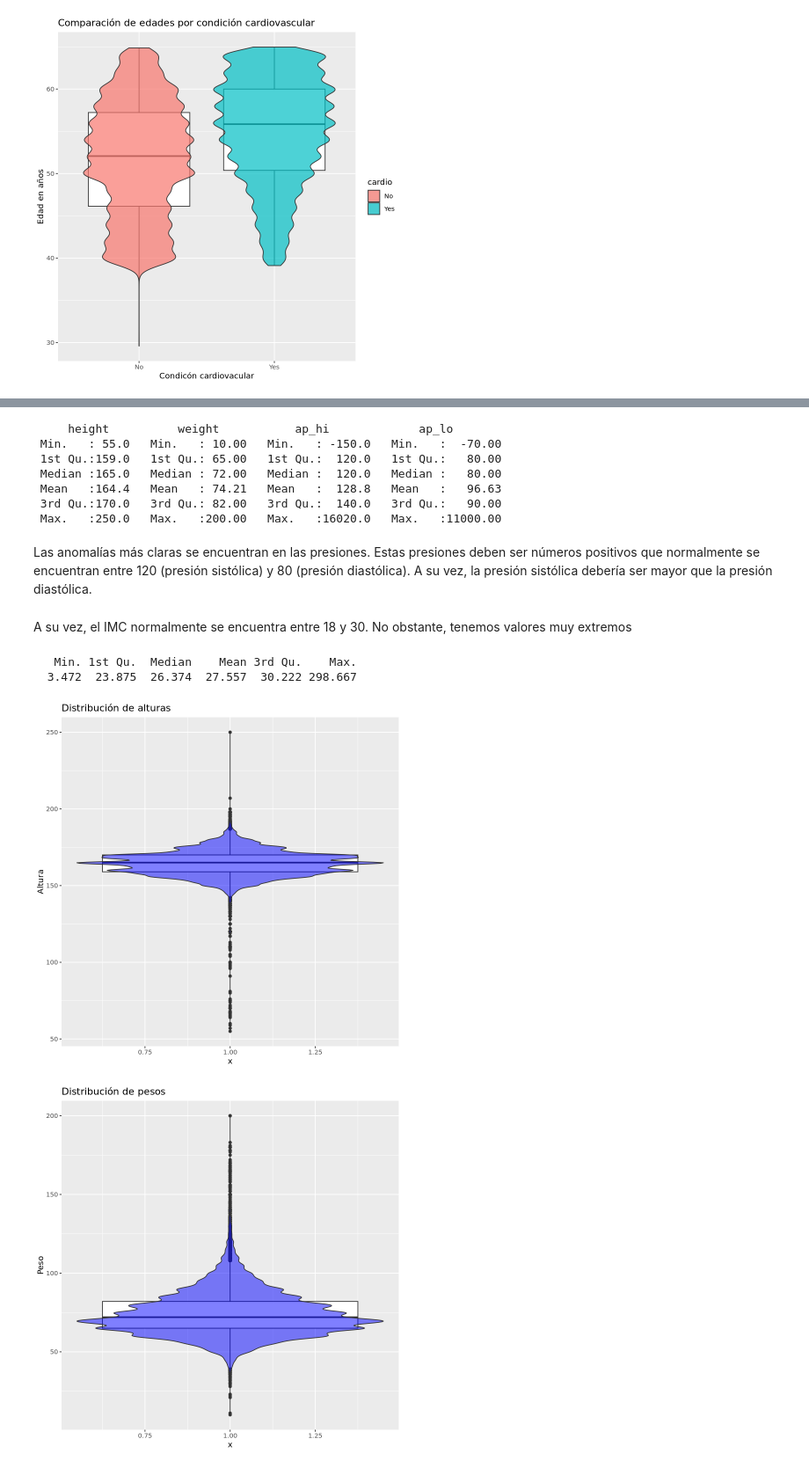
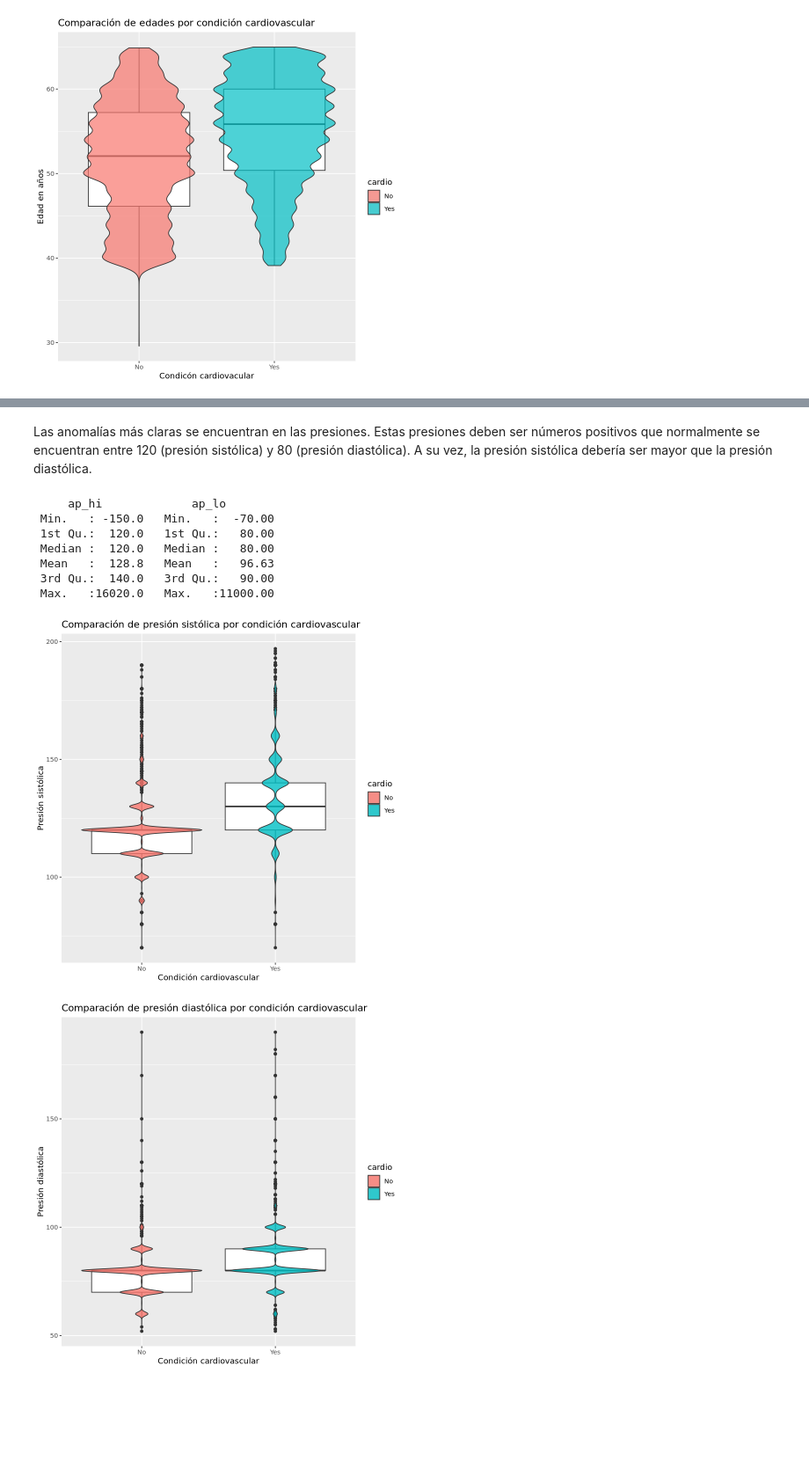
Before and after one commit to ethan-gr/Prj_DataSci, a Jupyter notebook: src/data_exploration_preparation.ipynb, the cells around one changed output, grey strips where cells are left out. Shown at 88% size. Drawn from its saved outputs; the diff is of its cells as text; code cells hidden in the pictures; blank space fills up the shorter version.

Commit message:
Data exploration finished

```diff
--- a/src/data_exploration_preparation.ipynb
+++ b/src/data_exploration_preparation.ipynb
@@ -210,0 +221,19 @@ ggplot(data, aes(x=cardio, y=IMC, fill=cardio)) +
+# %%
+# Cardio
+cardio.yes.quantile <- quantile(data[data$cardio == "Yes", "IMC"])
+cardio.no.quantile <- quantile(data[data$cardio == "No", "IMC"])
+
+cardio.yes.iq.range <- as.numeric(cardio.yes.quantile["75%"] - cardio.yes.quantile["25%"])
+cardio.no.iq.range <- as.numeric(cardio.no.quantile["75%"] - cardio.no.quantile["25%"])
+
+print("Cardio yes")
+print(paste("Upper limit:", upper.limit <- as.numeric(cardio.yes.quantile["75%"] + 1.5*cardio.yes.iq.range)))
+print(paste("Lower limit:", lower.limit <- as.numeric(cardio.yes.quantile["25%"] - 1.5*cardio.yes.iq.range)))
+summary(cardio.yes.clean <- (data$IMC >= lower.limit & data$IMC <= upper.limit) | data$cardio == "No")
+
+print("Cardio no")
+print(paste("Upper limit:", upper.limit <- as.numeric(cardio.no.quantile["75%"] + 1.5*cardio.no.iq.range)))
+print(paste("Lower limit:", lower.limit <- as.numeric(cardio.no.quantile["25%"] - 1.5*cardio.no.iq.range)))
+summary(cardio.no.clean <- (data$IMC >= lower.limit & data$IMC <= upper.limit) | data$cardio == "Yes")
+
+summary(data.imc.clean <- cardio.yes.clean & cardio.no.clean)
@@ -225,4 +291,0 @@ ggplot(data, aes(x=cardio, y=ap_lo, fill=cardio)) +
-# %%
-# La presión del pulso relaciona ambas presiones, y se define como la diferencia entre la presión
-# sistólica y la presión disatólca
-data$Pp <- data$ap_hi - data$ap_lo
@@ -270,33 +292,28 @@ De los gráficos con el IMC y la presión arterial vemos que hay mucho valores a
-# %%
-summary(data[, c("height", "weight", "ap_hi", "ap_lo")])
-# %% [output]
-     height          weight           ap_hi             ap_lo
- Min.   : 55.0   Min.   : 10.00   Min.   : -150.0   Min.   :  -70.00
- 1st Qu.:159.0   1st Qu.: 65.00   1st Qu.:  120.0   1st Qu.:   80.00
- Median :165.0   Median : 72.00   Median :  120.0   Median :   80.00
- Mean   :164.4   Mean   : 74.21   Mean   :  128.8   Mean   :   96.63
- 3rd Qu.:170.0   3rd Qu.: 82.00   3rd Qu.:  140.0   3rd Qu.:   90.00
- Max.   :250.0   Max.   :200.00   Max.   :16020.0   Max.   :11000.00
 # %% [markdown]
 Las anomalías más claras se encuentran en las presiones. Estas presiones deben ser números positivos que normalmente se encuentran entre 120 (presión sistólica) y 80 (presión diastólica). A su vez, la presión sistólica debería ser mayor que la presión diastólica.
-# %% [markdown]
-A su vez, el IMC normalmente se encuentra entre 18 y 30. No obstante, tenemos valores muy extremos
 # %%
-summary(data$IMC)
+summary(data[, c("ap_hi", "ap_lo")])
 # %% [output]
-   Min. 1st Qu.  Median    Mean 3rd Qu.    Max.
-  3.472  23.875  26.374  27.557  30.222 298.667
+     ap_hi             ap_lo
+ Min.   : -150.0   Min.   :  -70.00
+ 1st Qu.:  120.0   1st Qu.:   80.00
+ Median :  120.0   Median :   80.00
+ Mean   :  128.8   Mean   :   96.63
+ 3rd Qu.:  140.0   3rd Qu.:   90.00
+ Max.   :16020.0   Max.   :11000.00
+# %%
+data.temp <- data[data$ap_hi > 50 & data$ap_hi < 200 & data$ap_lo > 50 & data$ap_lo < 200,]
 # %%
-ggplot(data, aes(x = 1, y=height)) +
+ggplot(data.temp, aes(x=cardio, y=ap_hi, fill=cardio)) +
  geom_boxplot(fill="white") +
- geom_violin(alpha=0.5, fill="blue") +
- labs(title = "Distribución de alturas", y = "Altura")
+ geom_violin(alpha=0.8) +
+ labs(title = "Comparación de presión sistólica por condición cardiovascular", x = "Condición cardiovascular", y = "Presión sistólica")
 # %% [output]
-[figure, old version]
+[figure, new version]
 # %%
-ggplot(data, aes(x = 1, y=weight)) +
+ggplot(data.temp, aes(x=cardio, y=ap_lo, fill=cardio)) +
  geom_boxplot(fill="white") +
- geom_violin(alpha=0.5, fill="blue") +
- labs(title = "Distribución de pesos", y = "Peso")
+ geom_violin(alpha=0.8) +
+ labs(title = "Comparación de presión diastólica por condición cardiovascular", x = "Condición cardiovascular", y = "Presión diastólica")
 # %% [output]
-[figure, old version]
+[figure, new version]
```
Also changed, not shown: parts of 35 cells of this notebook.
